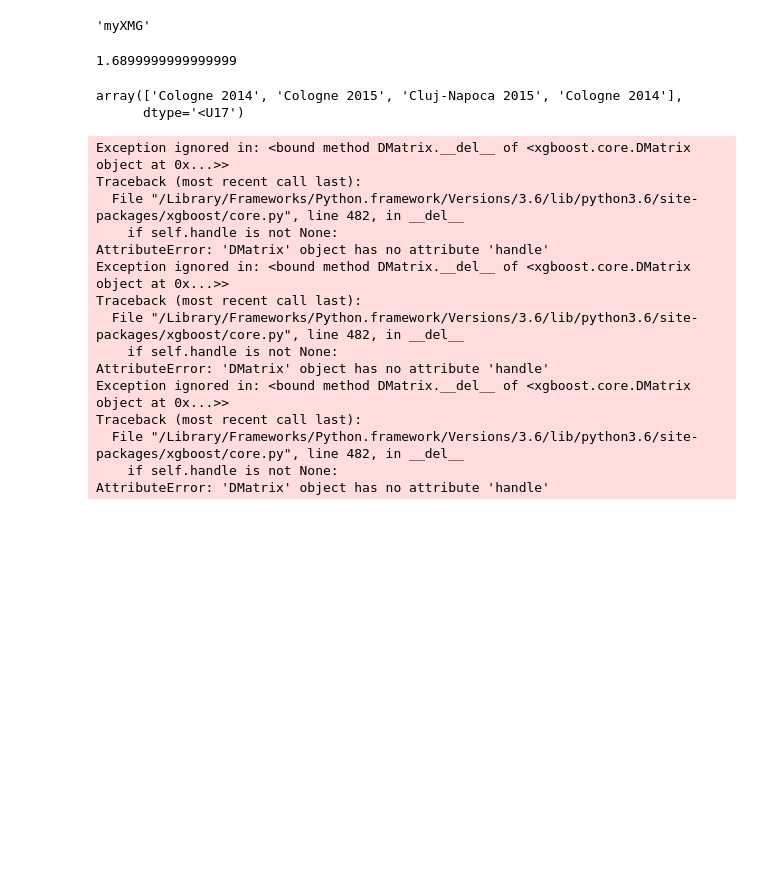
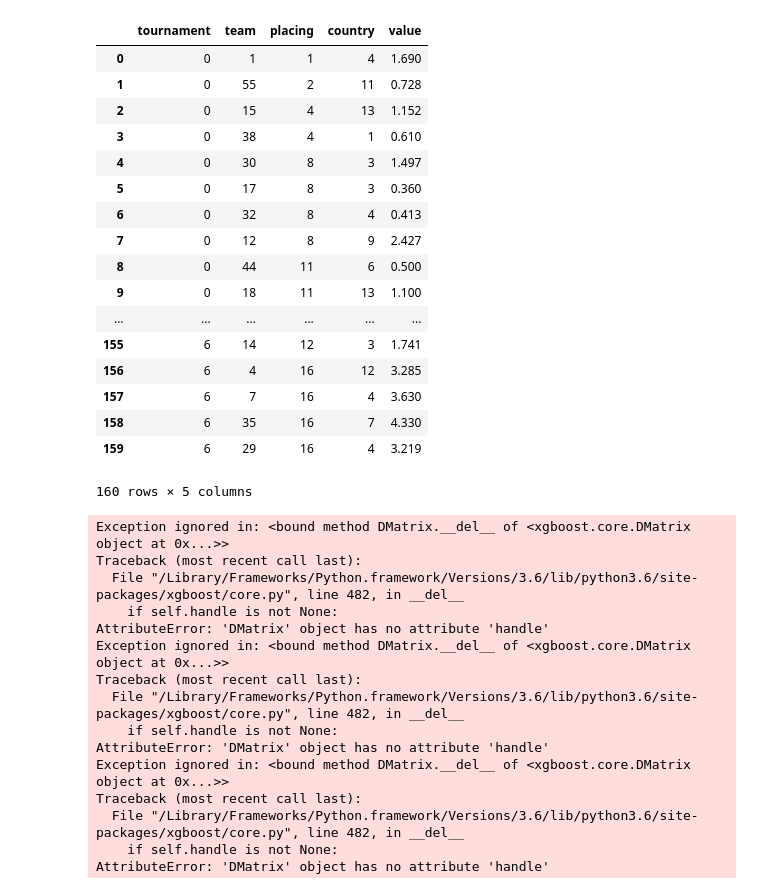
Before and after one commit to andrewawang/csgo_stickers, a Jupyter notebook: testing.ipynb, the cells around one changed output. Drawn from its saved outputs; the diff is of its cells as text; code cells hidden in the pictures; blank space fills up the shorter version.

```diff
--- a/testing.ipynb
+++ b/testing.ipynb
@@ -123 +130,56 @@ raw_features
+# %%
+from sklearn import preprocessing
+
+def prep(df, col):
+    le = preprocessing.LabelEncoder()
+    if col == 'tournament':
+        lst = [x.lower() for x in list(tournaments.keys())]
+        le.fit(lst)
+    elif col == 'team':
+        lst = [x.lower() for x in list(teams.keys())]
+        le.fit(lst)
+    elif col == 'country':
+        lst = [x.lower() for x in list(teams.values())]
+        le.fit(lst)
+
+    return le
+
+le_tour = prep(raw_features, 'tournament')
+le_team = prep(raw_features, 'team')
+le_coun = prep(raw_features, 'country')
+
+#le_tour.transform(x['tournament'])
+# %%
+tour_list = le_tour.transform(raw_features['tournament'])
+se = pd.Series(tour_list)
+raw_features['tournament'] = se.values
+
+team_list = le_team.transform(raw_features['team'])
+se = pd.Series(team_list)
+raw_features['team'] = se.values
+
+coun_list = le_coun.transform(raw_features['country'])
+se = pd.Series(coun_list)
+raw_features['country'] = se.values
+
+raw_features
+# %% [output]
+|  | tournament | team | placing | country | value |
+| 0 | 0 | 1 | 1 | 4 | 1.690 |
+| 1 | 0 | 55 | 2 | 11 | 0.728 |
+| 2 | 0 | 15 | 4 | 13 | 1.152 |
+| 3 | 0 | 38 | 4 | 1 | 0.610 |
+| 4 | 0 | 30 | 8 | 3 | 1.497 |
+| 5 | 0 | 17 | 8 | 3 | 0.360 |
+| 6 | 0 | 32 | 8 | 4 | 0.413 |
+| 7 | 0 | 12 | 8 | 9 | 2.427 |
+| 8 | 0 | 44 | 11 | 6 | 0.500 |
+| 9 | 0 | 18 | 11 | 13 | 1.100 |
+| ... | ... | ... | ... | ... | ... |
+| 155 | 6 | 14 | 12 | 3 | 1.741 |
+| 156 | 6 | 4 | 16 | 12 | 3.285 |
+| 157 | 6 | 7 | 16 | 4 | 3.630 |
+| 158 | 6 | 35 | 16 | 7 | 4.330 |
+| 159 | 6 | 29 | 16 | 4 | 3.219 |
+160 rows × 5 columns
 # %%
@@ -125,12 +187,3 @@ raw_features.to_csv("features.csv", index = False)
-# %%
-raw_features.iloc[-1, raw_features.columns.get_loc('team')]
-# %% [output]
-'myXMG'
-# %%
-temp = pd.read_csv("market_data/"+'Atlanta 2017'+"/"+'Astralis'+".csv")
-temp.iloc[-1, 1]
-# %% [output]
-1.6899999999999999
 # %%
 from sklearn.model_selection import train_test_split
 def x_y_split(data):
@@ -138,15 +191,6 @@ def x_y_split(data):
     y = ['value']
     return data[x], data[y]
 x,y = x_y_split(raw_features)
-# %%
-from sklearn import preprocessing
-let = preprocessing.LabelEncoder()
-let.fit(list(tournaments.keys()))
-let.transform(['Cologne 2015', 'Cologne 2016'])
-let.inverse_transform([3,4,2,3])
-# %% [output]
-array(['Cologne 2014', 'Cologne 2015', 'Cluj-Napoca 2015', 'Cologne 2014'],
-      dtype='<U17')
 # %%
 import xgboost as xgb
 xgreg = xgb.XGBRegressor(seed = 10, random_state = 10)
```
Also changed, not shown: parts of 6 cells of this notebook, 5 other files.
